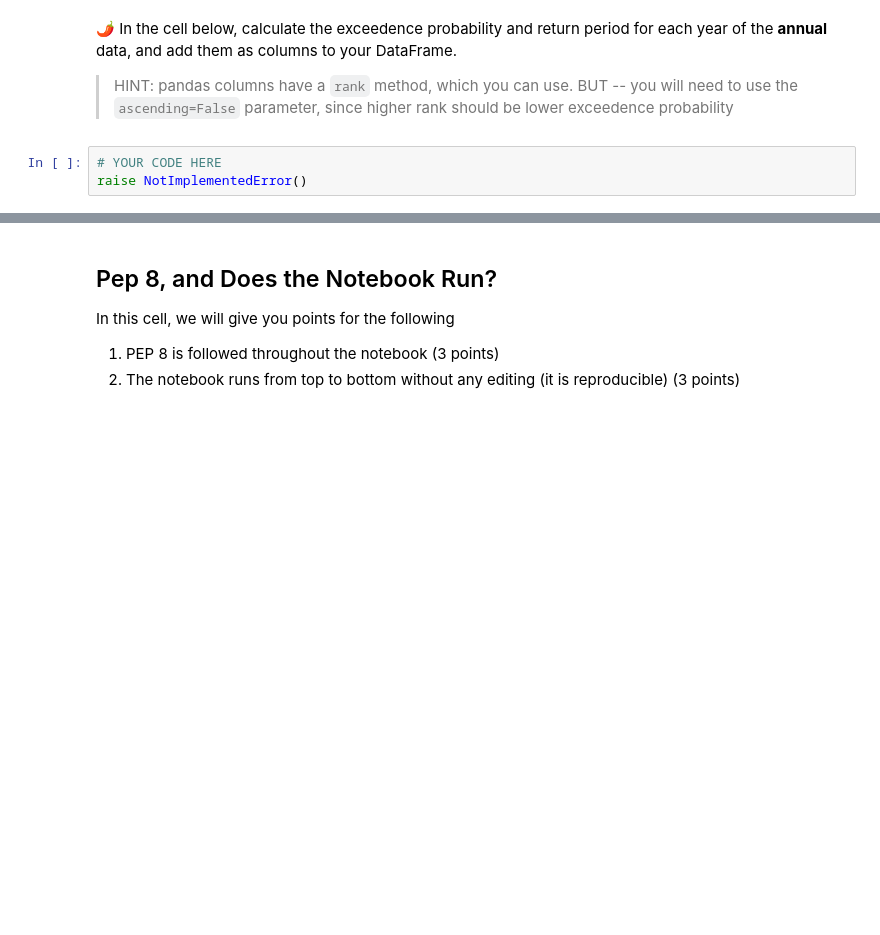
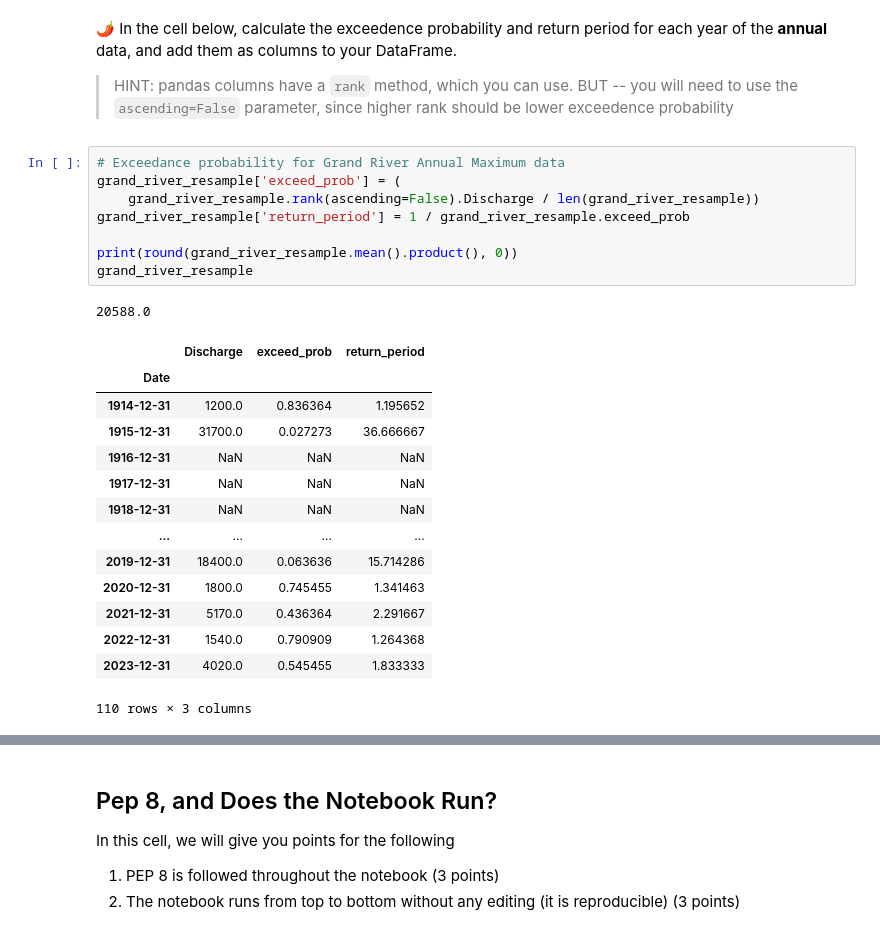
Before and after one commit to EBiggane/time-series-data-EBiggane, a Jupyter notebook: stars-02-time-series.ipynb, the cells around one changed output, grey strips where cells are left out. Drawn from its saved outputs; the diff is of its cells as text; blank space fills up the shorter version.

```diff
--- a/stars-02-time-series.ipynb
+++ b/stars-02-time-series.ipynb
@@ -838,9 +867,30 @@ In the cell below, write a headline and 2-3 sentence description of your plot. W
 &#127798; In the cell below, calculate the exceedence probability and return period for each year of the **annual** data, and add them as columns to your DataFrame.
 
 > HINT: pandas columns have a `rank` method, which you can use. BUT -- you will need to use the `ascending=False` parameter, since higher rank should be lower exceedence probability
-# %%
-# YOUR CODE HERE
-raise NotImplementedError()
+# %%
+# Exceedance probability for Grand River Annual Maximum data
+grand_river_resample['exceed_prob'] = (
+    grand_river_resample.rank(ascending=False).Discharge / len(grand_river_resample))
+grand_river_resample['return_period'] = 1 / grand_river_resample.exceed_prob
+
+print(round(grand_river_resample.mean().product(), 0))
+grand_river_resample
+# %% [output]
+20588.0
+|  | Discharge | exceed_prob | return_period |
+| Date |  |  |  |
+| 1914-12-31 | 1200.0 | 0.836364 | 1.195652 |
+| 1915-12-31 | 31700.0 | 0.027273 | 36.666667 |
+| 1916-12-31 | NaN | NaN | NaN |
+| 1917-12-31 | NaN | NaN | NaN |
+| 1918-12-31 | NaN | NaN | NaN |
+| ... | ... | ... | ... |
+| 2019-12-31 | 18400.0 | 0.063636 | 15.714286 |
+| 2020-12-31 | 1800.0 | 0.745455 | 1.341463 |
+| 2021-12-31 | 5170.0 | 0.436364 | 2.291667 |
+| 2022-12-31 | 1540.0 | 0.790909 | 1.264368 |
+| 2023-12-31 | 4020.0 | 0.545455 | 1.833333 |
+110 rows × 3 columns
 # %%
 ans_return = _
 return_points = 0
```
Also changed, not shown: parts of 10 cells of this notebook.
